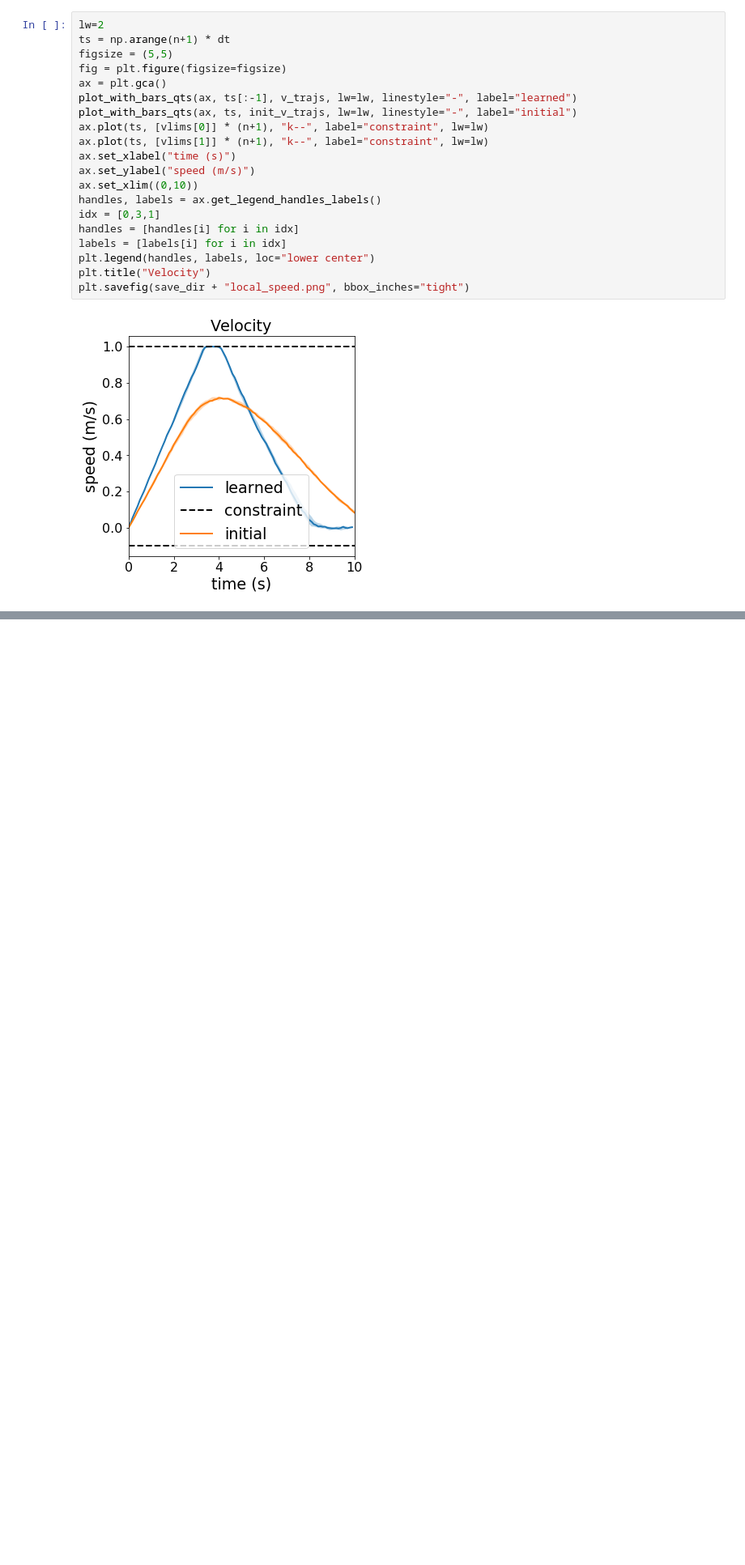
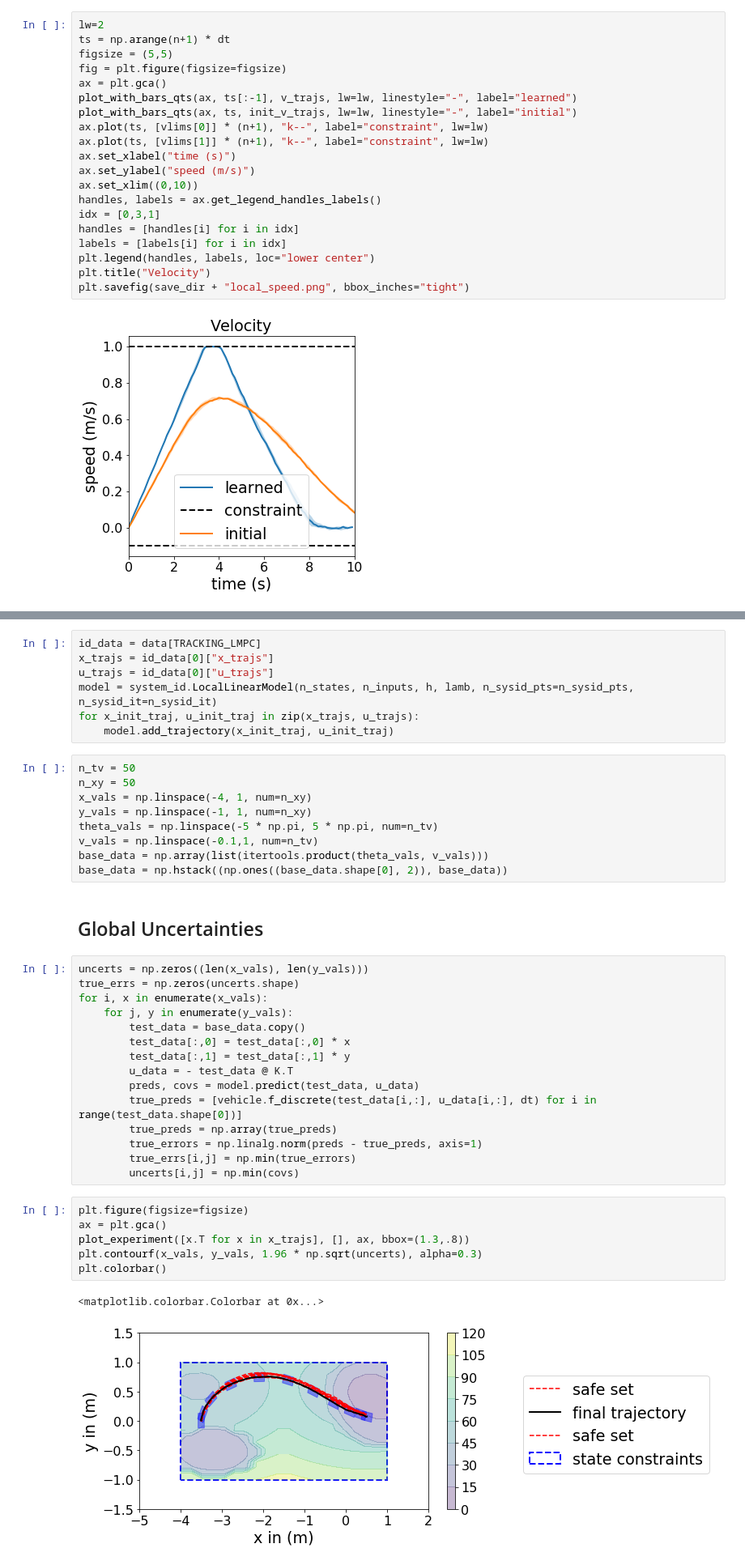
Before and after one commit to GoldeneyeRohan/prediction-uncertainty, a Jupyter notebook: Plot Dubin Car Results.ipynb, the cells around one changed output, grey strips where cells are left out. Shown at 81% size. Saved outputs shown, nothing was run; the diff lists cells and outputs as text; blank space fills up the shorter version.

```diff
--- a/Plot Dubin Car Results.ipynb
+++ b/Plot Dubin Car Results.ipynb
@@ -151,0 +218,42 @@ plt.savefig(save_dir + "local_speed.png", bbox_inches="tight")
+# %%
+id_data = data[TRACKING_LMPC]
+x_trajs = id_data[0]["x_trajs"]
+u_trajs = id_data[0]["u_trajs"]
+model = system_id.LocalLinearModel(n_states, n_inputs, h, lamb, n_sysid_pts=n_sysid_pts, n_sysid_it=n_sysid_it)
+for x_init_traj, u_init_traj in zip(x_trajs, u_trajs):
+    model.add_trajectory(x_init_traj, u_init_traj)
+# %%
+n_tv = 50
+n_xy = 50
+x_vals = np.linspace(-4, 1, num=n_xy)
+y_vals = np.linspace(-1, 1, num=n_xy)
+theta_vals = np.linspace(-5 * np.pi, 5 * np.pi, num=n_tv)
+v_vals = np.linspace(-0.1,1, num=n_tv)
+base_data = np.array(list(itertools.product(theta_vals, v_vals)))
+base_data = np.hstack((np.ones((base_data.shape[0], 2)), base_data))
+# %% [markdown]
+## Global Uncertainties
+# %%
+uncerts = np.zeros((len(x_vals), len(y_vals)))
+true_errs = np.zeros(uncerts.shape)
+for i, x in enumerate(x_vals):
+    for j, y in enumerate(y_vals):
+        test_data = base_data.copy()
+        test_data[:,0] = test_data[:,0] * x
+        test_data[:,1] = test_data[:,1] * y
+        u_data = - test_data @ K.T
+        preds, covs = model.predict(test_data, u_data)
+        true_preds = [vehicle.f_discrete(test_data[i,:], u_data[i,:], dt) for i in range(test_data.shape[0])]
+        true_preds = np.array(true_preds)
+        true_errors = np.linalg.norm(preds - true_preds, axis=1)
+        true_errs[i,j] = np.min(true_errors)
+        uncerts[i,j] = np.min(covs)
+# %%
+plt.figure(figsize=figsize)
+ax = plt.gca()
+plot_experiment([x.T for x in x_trajs], [], ax, bbox=(1.3,.8))
+plt.contourf(x_vals, y_vals, 1.96 * np.sqrt(uncerts), alpha=0.3)
+plt.colorbar()
+# %% [output]
+<matplotlib.colorbar.Colorbar at 0x...>
+[figure, added]
```
Also changed, not shown: parts of 12 cells of this notebook, 11 other files.
